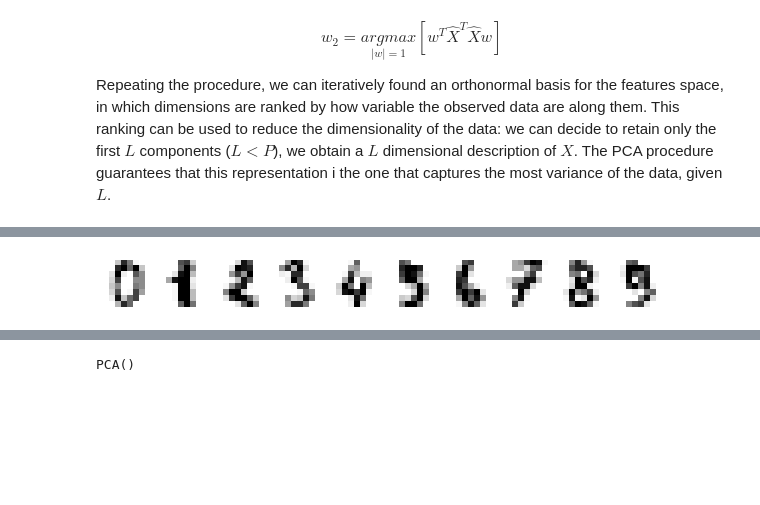
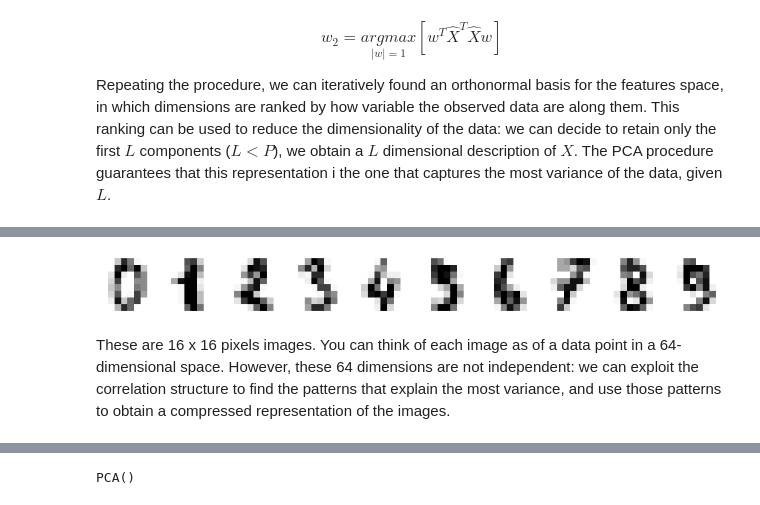
Before and after one commit to xamweil/population-methods, a Jupyter notebook: 01-dimensionality-reduction/dimensionality_reduction.ipynb, the cells around one changed output, grey strips where cells are left out. Saved outputs shown, nothing was run; the diff lists cells and outputs as text; code cells hidden in the pictures; blank space fills up the shorter version.

```diff
--- a/01-dimensionality-reduction/dimensionality_reduction.ipynb
+++ b/01-dimensionality-reduction/dimensionality_reduction.ipynb
@@ -68,13 +70,16 @@ This ranking can be used to reduce the dimensionality of the data: we can decide
 # %%
 # load image data
 dataset = load_digits()
 images = dataset.data
 
 #plot first 10 images
-plt.figure(figsize=(10,5))
+plt.figure(figsize=(15,7))
 for i,img in enumerate(images[:10]):
     plt.subplot(1,10,i+1)
     plt.imshow(img.reshape(8,8),cmap=plt.cm.Greys)
     plt.axis('off')
 # %% [output]
-[figure, old version]
+[figure, new version]
+# %% [markdown]
+These are 16 x 16 pixels images. You can think of each image as of a data point in a 64-dimensional space.
+However, these 64 dimensions are not independent: we can exploit the correlation structure to find the patterns that explain the most variance, and use those patterns to obtain a compressed representation of the images.
```
Also changed, not shown: parts of 17 cells of this notebook, 1 other file.
